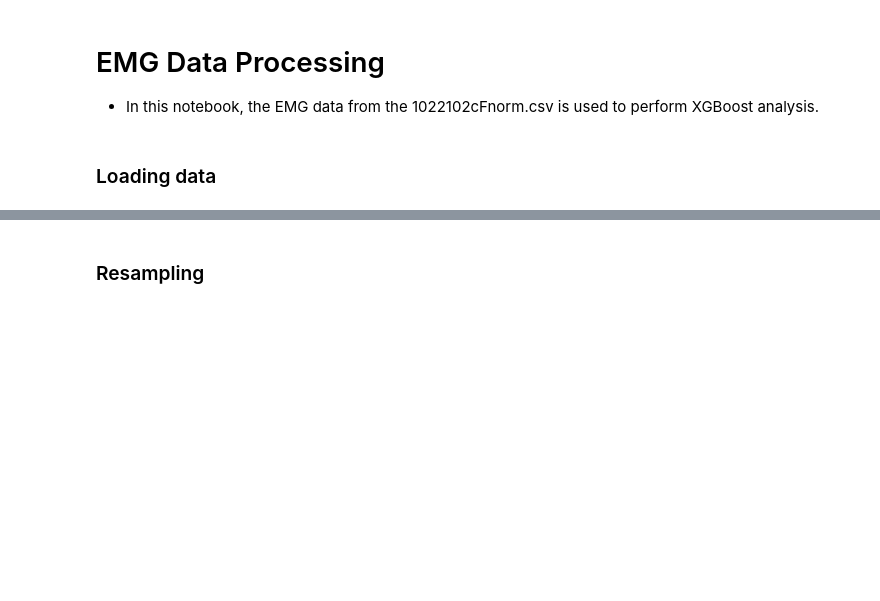
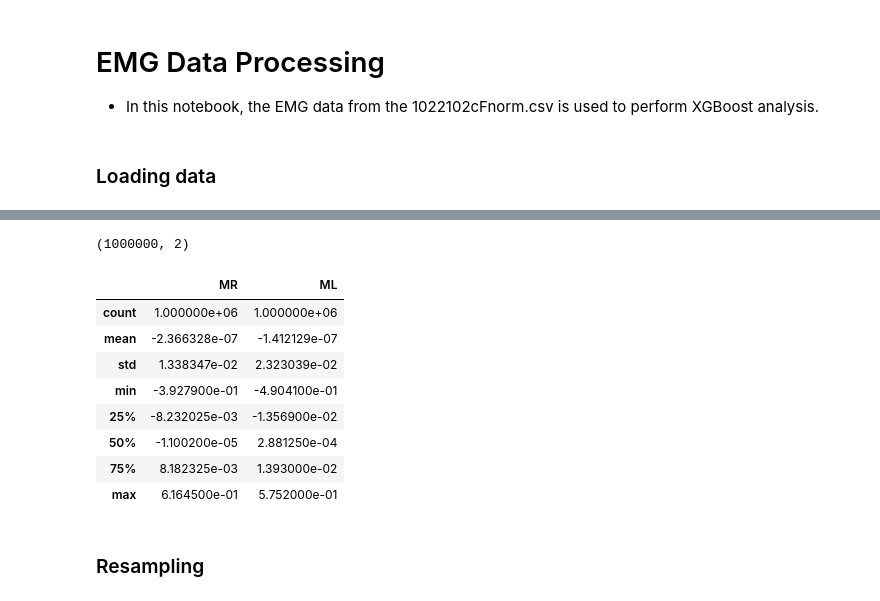
Before and after one commit to Evergarden0101/sensor-data-analysis-pipeline, a Jupyter notebook: back-end/jupyter/EMG.ipynb, the cells around one changed output, grey strips where cells are left out. Cells and saved outputs as stored; diff of their text form; code cells hidden in the pictures; blank space fills up the shorter version.

```diff
--- a/back-end/jupyter/EMG.ipynb
+++ b/back-end/jupyter/EMG.ipynb
@@ -42,6 +42,22 @@ data.describe() # describes the data
 | 50% | -9.943550e-05 | 1.838600e-04 | -1.034700e-04 | -3.552400e-04 | -5.472900e-04 | 3.526200e-04 | NaN | NaN |
 | 75% | 1.370000e-02 | 3.560900e-02 | 1.001400e-01 | -3.382000e-04 | 4.458400e-05 | 1.104100e-03 | NaN | NaN |
 | max | 2.822900e+02 | 5.069800e+02 | 2.581800e+02 | 3.022800e-01 | 7.554900e-01 | 2.457000e-01 | NaN | NaN |
+# %%
+data_itr = pd.read_csv('../data/p1_w1/1022102cFnorm.csv',iterator=True, chunksize=1000000, usecols=['MR','ML'])
+chunk = data_itr.get_chunk()
+print(chunk.shape)
+chunk.describe()
+# %% [output]
+(1000000, 2)
+|  | MR | ML |
+| count | 1.000000e+06 | 1.000000e+06 |
+| mean | -2.366328e-07 | -1.412129e-07 |
+| std | 1.338347e-02 | 2.323039e-02 |
+| min | -3.927900e-01 | -4.904100e-01 |
+| 25% | -8.232025e-03 | -1.356900e-02 |
+| 50% | -1.100200e-05 | 2.881250e-04 |
+| 75% | 8.182325e-03 | 1.393000e-02 |
+| max | 6.164500e-01 | 5.752000e-01 |
 # %% [markdown]
 ### Resampling
 # %%
```
Also changed, not shown: parts of 17 cells of this notebook, 11 other files.
